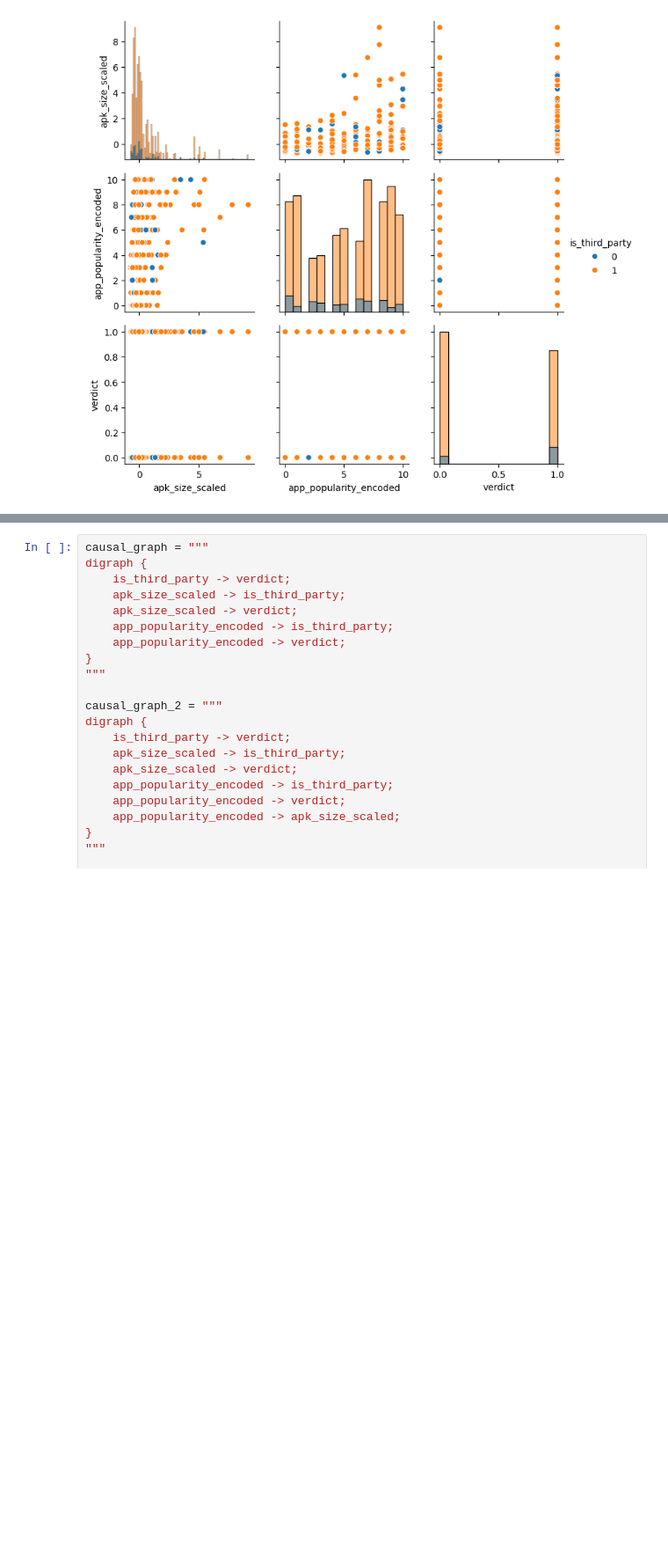
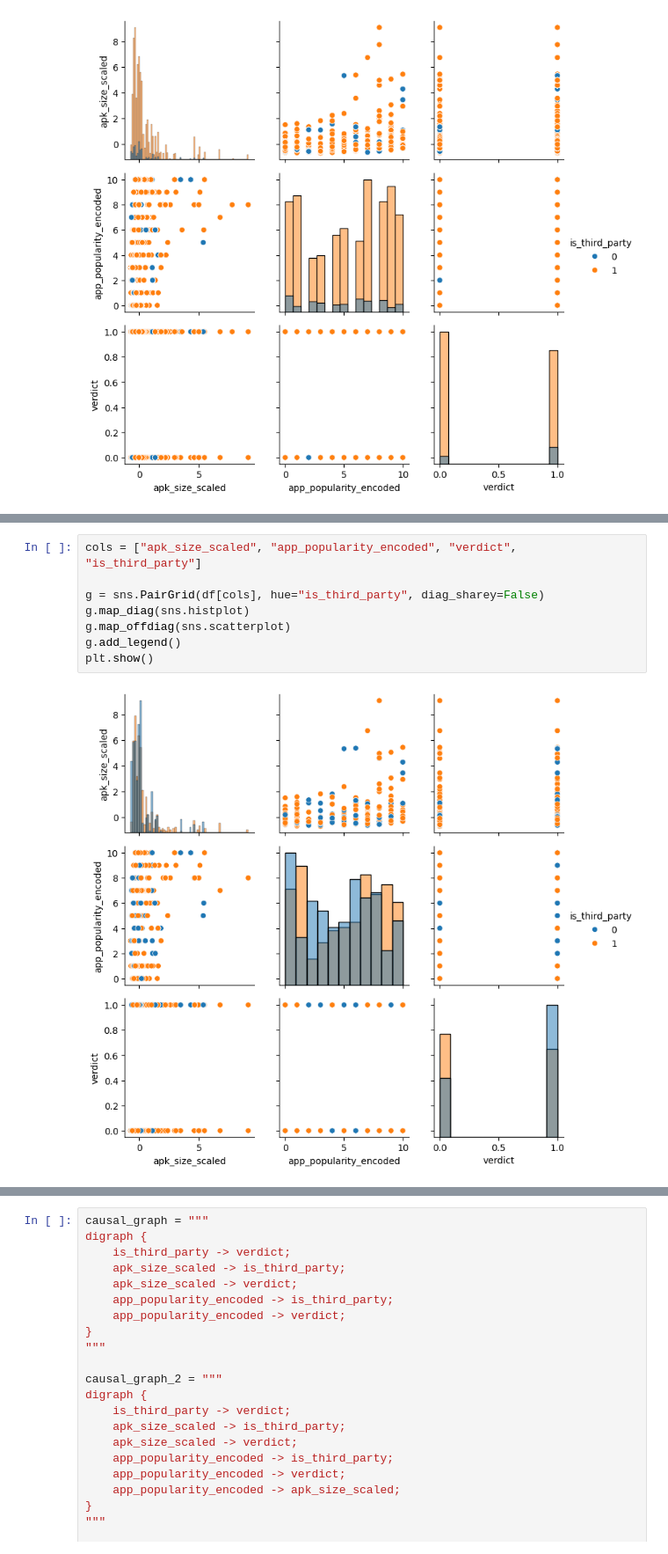
Before and after one commit to MdAkramKhanJehad/ci4security, a Jupyter notebook: causal_analysis/causal_analysis_binary_treatment.ipynb, the cells around one changed output, grey strips where cells are left out. Shown at 88% size. Drawn from its saved outputs; the diff is of its cells as text; blank space fills up the shorter version.

```diff
--- a/causal_analysis/causal_analysis_binary_treatment.ipynb
+++ b/causal_analysis/causal_analysis_binary_treatment.ipynb
@@ -135,3 +150,13 @@ is_third_party   0.908787  0.004123      0.899835      0.915930
+# %%
+cols = ["apk_size_scaled", "app_popularity_encoded", "verdict", "is_third_party"]
+
+g = sns.PairGrid(df[cols], hue="is_third_party", diag_sharey=False)
+g.map_diag(sns.histplot)
+g.map_offdiag(sns.scatterplot)
+g.add_legend()
+plt.show()
+# %% [output]
+[figure, added]
 # %%
 plt.figure(figsize=(8,5))
 sns.histplot(boot_means["apk_size_scaled"], kde=True)
```
Also changed, not shown: parts of 10 cells of this notebook, 2 other files.
